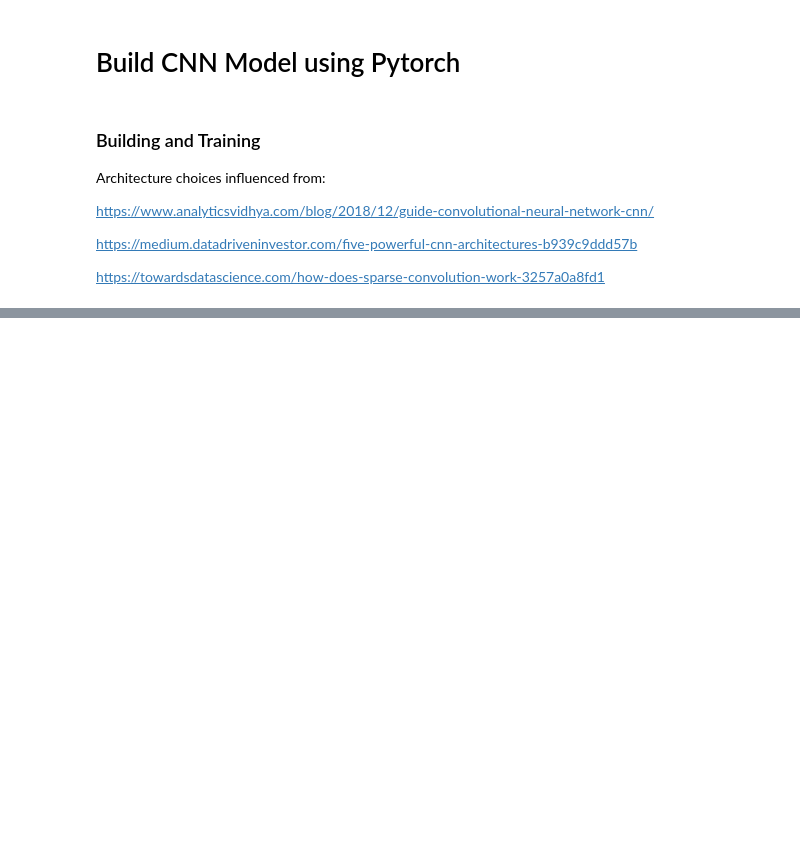
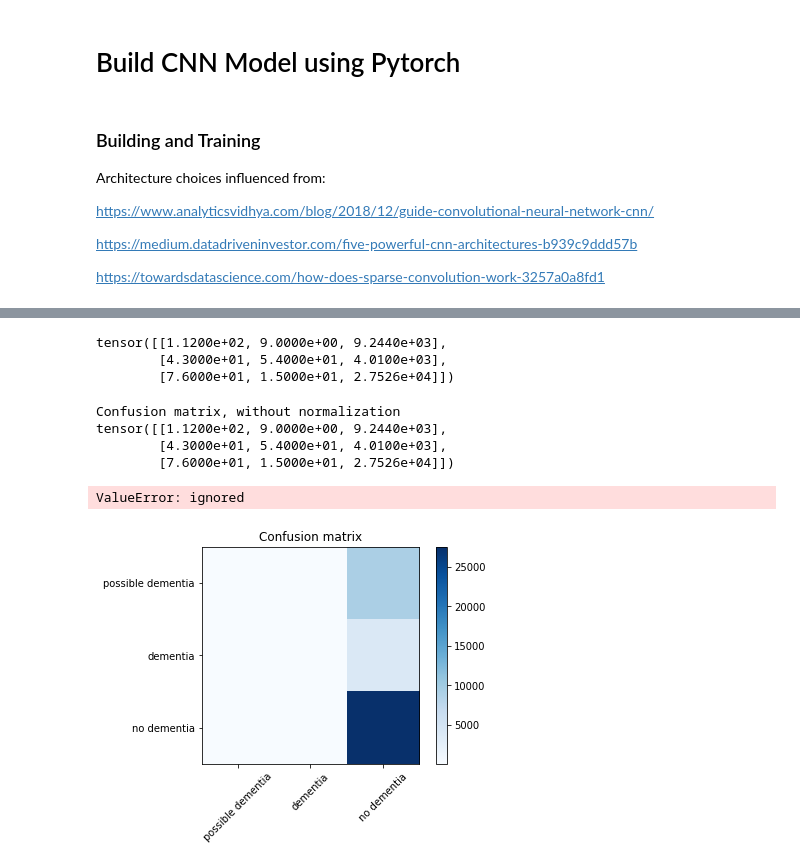
Before and after one commit to ian-byrne/MADSmilestone2, a Jupyter notebook: Supervised_CNN.ipynb, the cells around one changed output, grey strips where cells are left out. Saved outputs shown, nothing was run; the diff lists cells and outputs as text; code cells hidden in the pictures; blank space fills up the shorter version.

```diff
--- a/Supervised_CNN.ipynb
+++ b/Supervised_CNN.ipynb
@@ -110,2 +79,0 @@ def viz_image(image, resized, value0, value1):
-# %%
-x, y = get_images_test(dictionary)
@@ -389,0 +338,6 @@ class Helper():
+# %%
+# Calculate a Confusion Matrix of all the data
+train_preds = get_all_preds(model, train_loader)
+preds_correct = get_num_correct(train_preds, y_train_tensor)
+print("total correct: ", preds_correct)
+print("Accuracy_p: ", (preds_correct/len(training_data))*100)
@@ -389,0 +418,48 @@ class Helper():
+# %%
+f
+# %% [output]
+tensor([[1.1200e+02, 9.0000e+00, 9.2440e+03],
+        [4.3000e+01, 5.4000e+01, 4.0100e+03],
+        [7.6000e+01, 1.5000e+01, 2.7526e+04]])
+# %%
+from sklearn.metrics import multilabel_confusion_matrix
+from sklearn.metrics import plot_confusion_matrix
+from sklearn.metrics import confusion_matrix
+from sklearn.metrics import classification_report
+import itertools
+import numpy as np
+import matplotlib.pyplot as plt
+
+# Code from plotcm.py on deeplizard.com/learn/
+def plot_confusion_matrix(cm, classes, normalize=False, title='Confusion matrix', cmap=plt.cm.Blues):
+    if normalize:
+        cm = cm.astype('float') / cm.sum(axis=1)[:, np.newaxis]
+        print("Normalized confusion matrix")
+    else:
+        print('Confusion matrix, without normalization')
+
+    print(cm)
+    plt.imshow(cm, interpolation='nearest', cmap=cmap)
+    plt.title(title)
+    plt.colorbar()
+    tick_marks = np.arange(len(classes))
+    plt.xticks(tick_marks, classes, rotation=45)
+    plt.yticks(tick_marks, classes)
+
+    fmt = '.2f' if normalize else 'd'
+    thresh = cm.max() / 2.
+    for i, j in itertools.product(range(cm.shape[0]), range(cm.shape[1])):
+        plt.text(j, i, format(cm[i, j], fmt), horizontalalignment="center", color="white" if cm[i, j] > thresh else "black")
+
+    plt.tight_layout()
+    plt.ylabel('True label')
+    plt.xlabel('Predicted label')
+# %%
+plot_confusion_matrix(f, classes = ["possible dementia", 'dementia', 'no dementia'])
+# %% [output]
+Confusion matrix, without normalization
+tensor([[1.1200e+02, 9.0000e+00, 9.2440e+03],
+        [4.3000e+01, 5.4000e+01, 4.0100e+03],
+        [7.6000e+01, 1.5000e+01, 2.7526e+04]])
+ValueError: ignored
+[figure, added]
```
Also changed, not shown: parts of 29 cells of this notebook.
